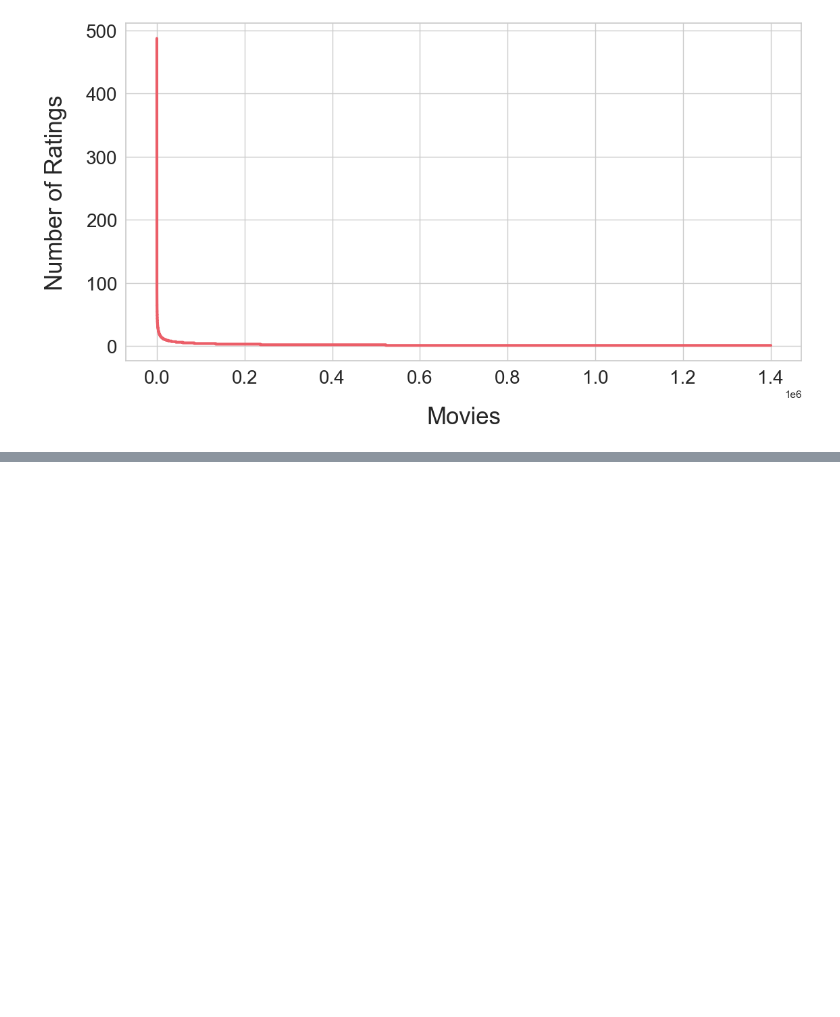
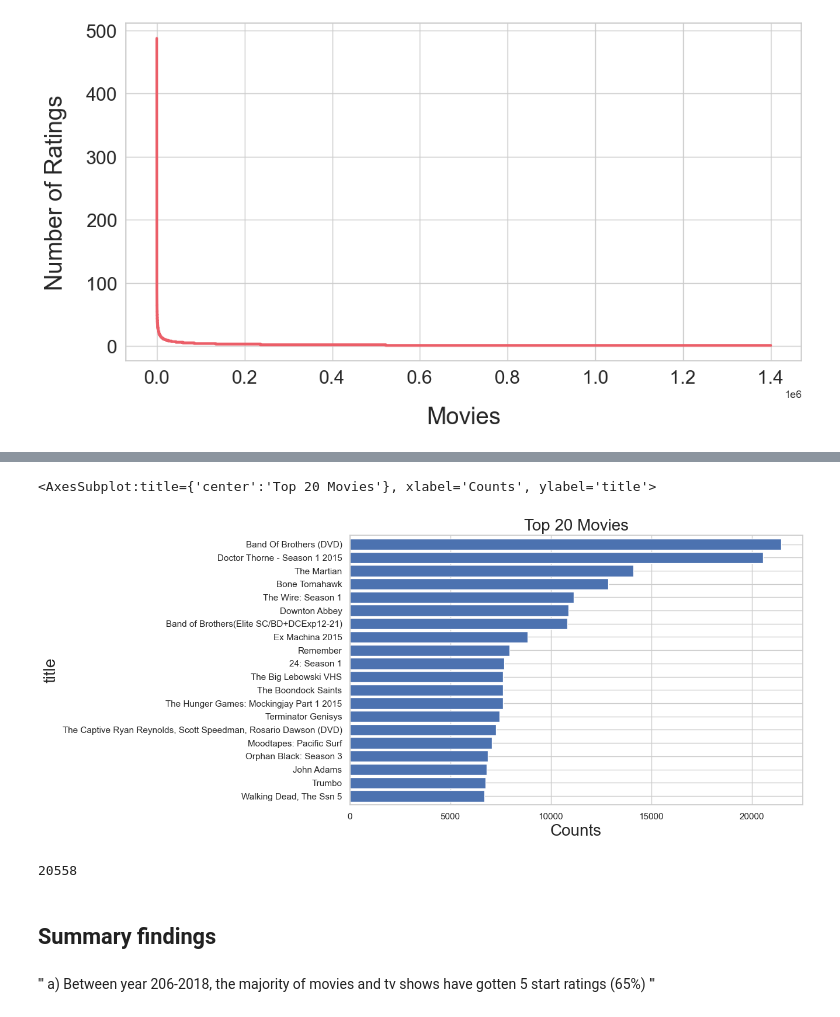
Before and after one commit to ghPRao/recommendation_system, a Jupyter notebook: notebooks/eda/data_understanding.ipynb, the cells around one changed output, grey strips where cells are left out. Cells and saved outputs as stored; diff of their text form; code cells hidden in the pictures; blank space fills up the shorter version.

```diff
--- a/notebooks/eda/data_understanding.ipynb
+++ b/notebooks/eda/data_understanding.ipynb
@@ -186,0 +209,19 @@ plt.tick_params(labelsize = 20)
+# %%
+figure(num=None, figsize=(10, 6))
+plt.xlabel("Counts", fontsize = 20)
+plt.ylabel("Movie", fontsize = 20)
+plt.title('Top 20 Movies', fontsize = 20)
+top_products.sort_values().plot(kind='barh', zorder=2,  width=0.85)
+# %% [output]
+<AxesSubplot:title={'center':'Top 20 Movies'}, xlabel='Counts', ylabel='title'>
+[figure, added]
+# %%
+top_products[1]
+# %% [output]
+20558
+# %% [markdown]
+## Summary findings
+# %% [markdown]
+'''
+a) Between year 206-2018, the majority of movies and tv shows have gotten 5 start ratings (65%)
+'''
```
Also changed, not shown: parts of 4 cells of this notebook.
